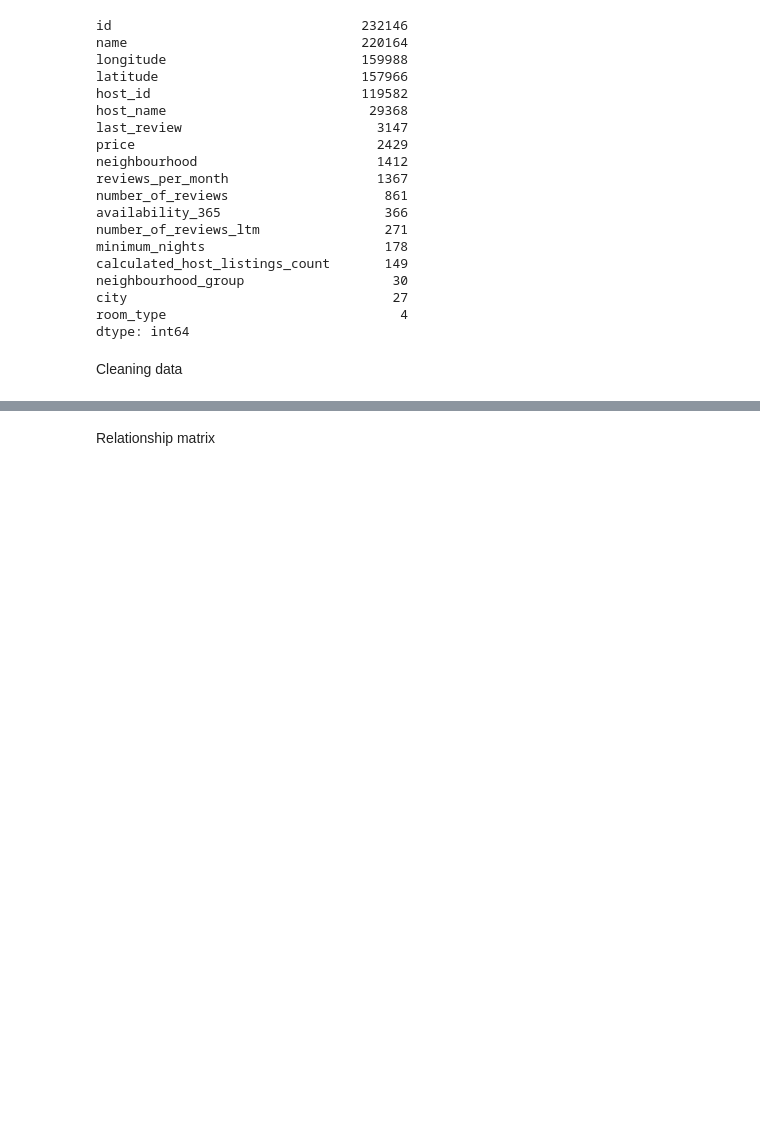
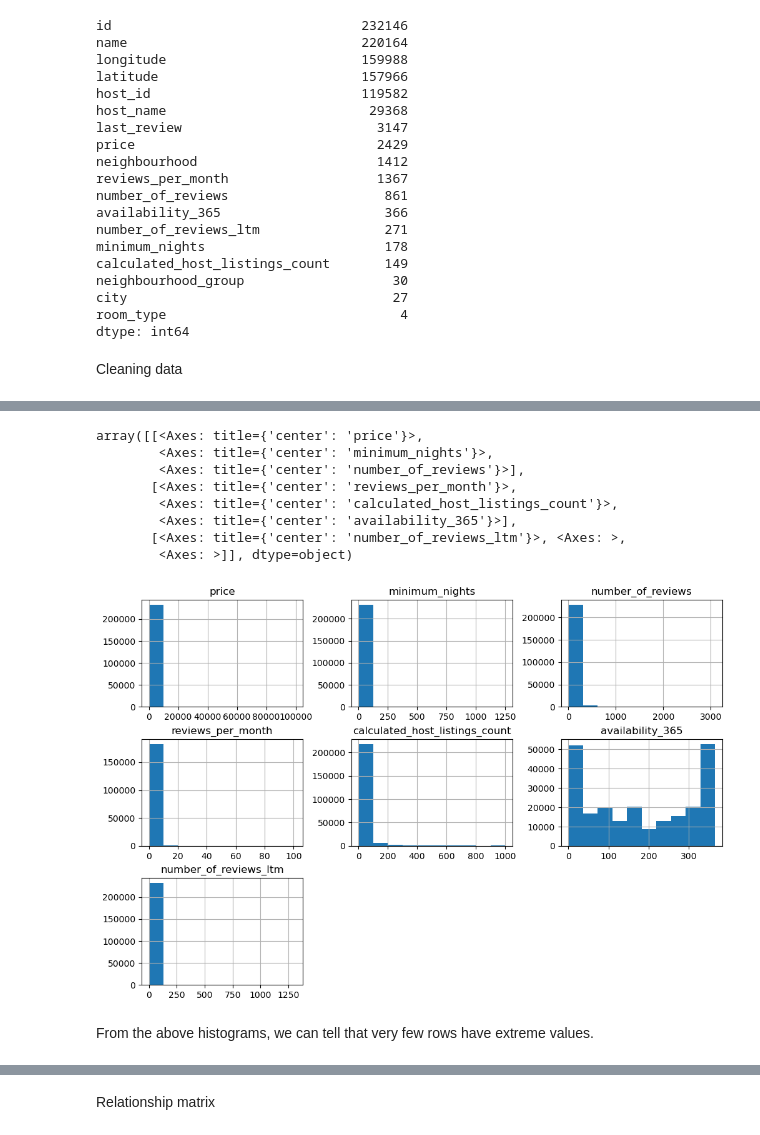
Before and after one commit to flo-shi/BNB-Price-Prediction, a Jupyter notebook: prediction.ipynb, the cells around one changed output, grey strips where cells are left out. Cells and saved outputs as stored; diff of their text form; code cells hidden in the pictures; blank space fills up the shorter version.

```diff
--- a/prediction.ipynb
+++ b/prediction.ipynb
@@ -193,0 +186,3 @@ array([[<Axes: title={'center': 'id'}>,
+# %%
+new_df = df.drop(columns=['id','host_id','latitude','longitude'])
+new_df.head()
@@ -193,0 +196,14 @@ array([[<Axes: title={'center': 'id'}>,
+# %%
+new_df.hist(figsize=(12,8))
+# %% [output]
+array([[<Axes: title={'center': 'price'}>,
+        <Axes: title={'center': 'minimum_nights'}>,
+        <Axes: title={'center': 'number_of_reviews'}>],
+       [<Axes: title={'center': 'reviews_per_month'}>,
+        <Axes: title={'center': 'calculated_host_listings_count'}>,
+        <Axes: title={'center': 'availability_365'}>],
+       [<Axes: title={'center': 'number_of_reviews_ltm'}>, <Axes: >,
+        <Axes: >]], dtype=object)
+[figure, added]
+# %% [markdown]
+From the above histograms, we can tell that very few rows have extreme values.
```
Also changed, not shown: parts of 18 cells of this notebook.
